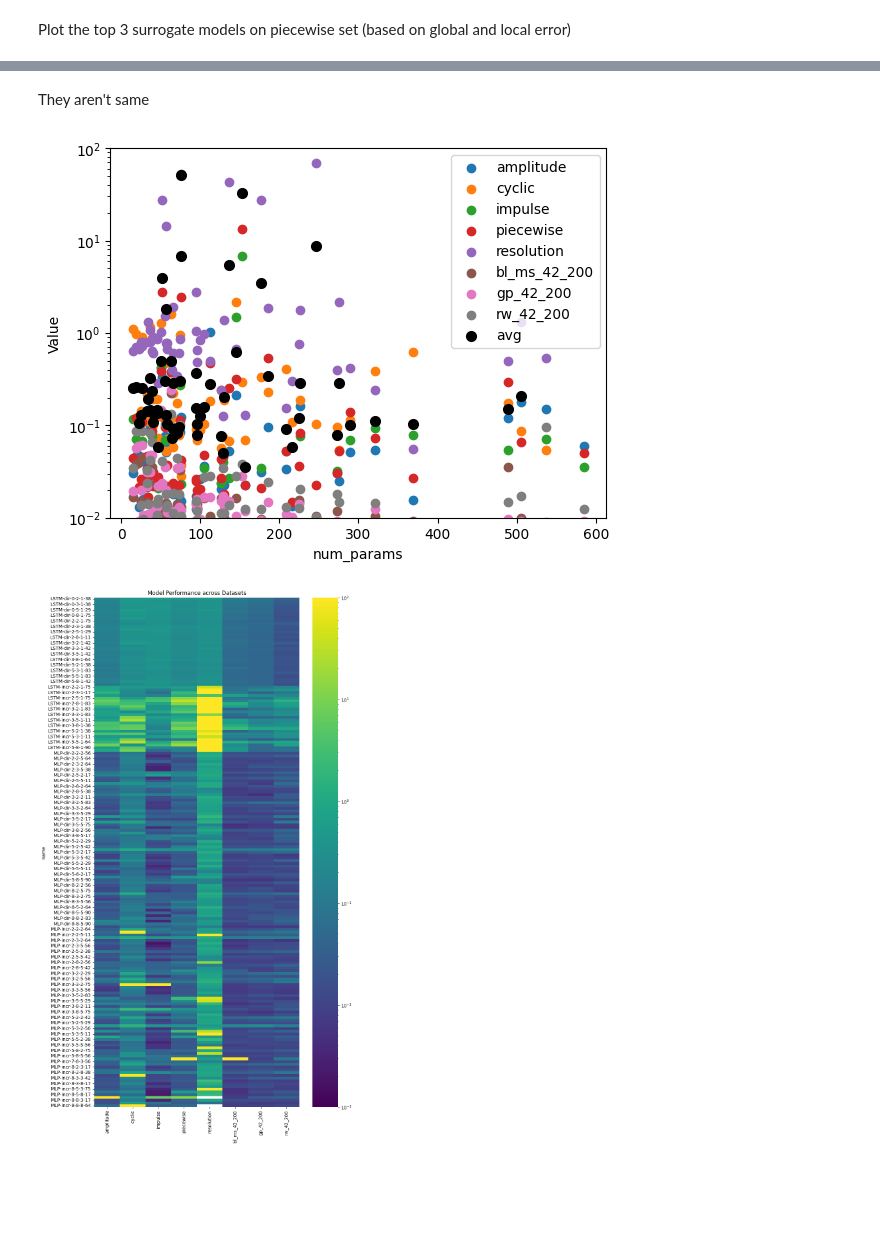
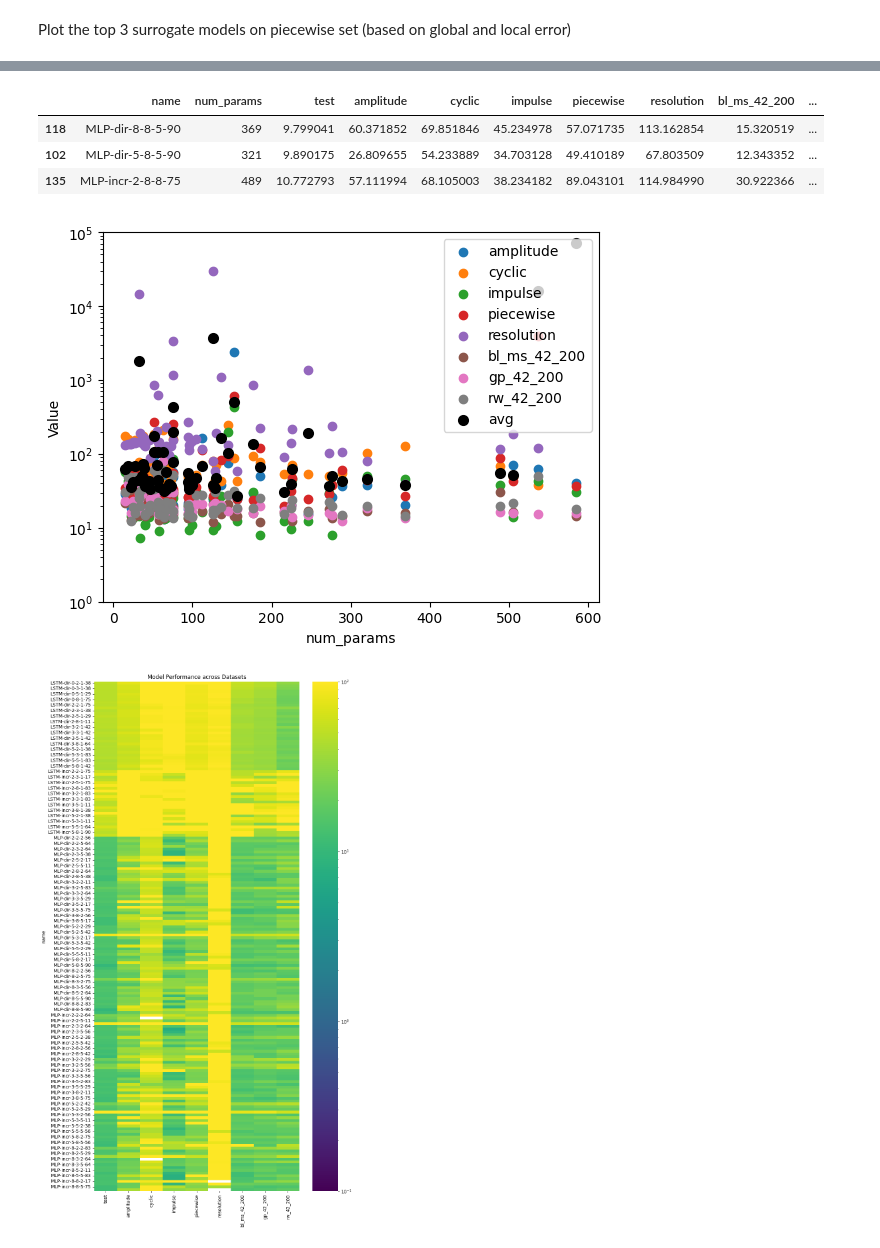
Before and after one commit to zsoca000/EP-neural-nets, a Jupyter notebook: task_1.ipynb, the cells around one changed output, grey strips where cells are left out. Saved outputs shown, nothing was run; the diff lists cells and outputs as text; code cells hidden in the pictures; blank space fills up the shorter version.

Commit message:
1st task evaluated, 3rd task train prepared

```diff
--- a/task_1.ipynb
+++ b/task_1.ipynb
@@ -1,11 +3,22 @@
 # %%
 import os
 import json
+from tqdm import tqdm
 import seaborn as sns
 import pandas as pd
+import itertools
 import os.path as osp
 import matplotlib.pyplot as plt
+from models.ep_nn import load_model
 
-from models.ep_nn import load_model
-from tqdm import tqdm
-from itertools import product
+mat_name = 'isotropic-swift'
+train_inp_name = 'pd_ms_42_200'
+
+eval_inp_names = ['amplitude','cyclic','impulse','piecewise','resolution','bl_ms_42_200','gp_42_200','rw_42_200']
+cols = ['name','network','output_type','k','p','q','seed','num_params']
+
+model_folder = osp.join('metrics',mat_name,train_inp_name)
+model_names = os.listdir(model_folder)
+
+
+measure = 'RMSE'
@@ -22,7 +26,6 @@ model_names = os.listdir(model_folder)
 results_glob, results_loc = [], []
 
 for model_name in tqdm(model_names):
-
     model = load_model(osp.join(model_folder,model_name,'model.pth'))
 
     line_glob = [
@@ -37,24 +40,26 @@ for model_name in tqdm(model_names):
     ]
     line_loc = line_glob.copy()
 
-
-    eval_metrics_path = osp.join(
-        model_folder,
-        model_name,
-        'eval_metrics.json',
-    )
+    eval_metrics_path = osp.join(model_folder,model_name,'eval_metrics.json',)
+    test_eval_path = osp.join(model_folder,model_name,'test_eval.json',)
 
     with open(eval_metrics_path,'rb') as f:
         error_metrics = json.load(f)
 
+    with open(test_eval_path,'rb') as f:
+        test_eval = json.load(f)
+
+    line_glob.append(test_eval['global'][measure]/1e6)
+    line_loc.append(test_eval['local'][measure]/1e6)
+
     for eval_inp_name in eval_inp_names:
 
-        line_glob.append(error_metrics[eval_inp_name]['global']['MSE_rel'])
-        line_loc.append(error_metrics[eval_inp_name]['local']['MSE_rel'])
+        line_glob.append(error_metrics[eval_inp_name]['global'][measure]/1e6)
+        line_loc.append(error_metrics[eval_inp_name]['local'][measure]/1e6)
 
     results_glob.append(line_glob)
     results_loc.append(line_loc)
 
 
-df_glob = pd.DataFrame(results_glob, columns=cols+eval_inp_names)
-df_loc = pd.DataFrame(results_loc, columns=cols+eval_inp_names)
+df_glob = pd.DataFrame(results_glob, columns=cols+['test']+eval_inp_names)
+df_loc = pd.DataFrame(results_loc, columns=cols+['test']+eval_inp_names)
@@ -75,5 +86,10 @@ display(df_loc.sort_values('piecewise')[:3][['name','piecewise']])
-# %% [markdown]
-They aren't same
+# %%
+df_glob.sort_values('test')[:3][['name','num_params','test'] + eval_inp_names]
+# %% [output]
+|  | name | num_params | test | amplitude | cyclic | impulse | piecewise | resolution | bl_ms_42_200 | ... |
+| 118 | MLP-dir-8-8-5-90 | 369 | 9.799041 | 60.371852 | 69.851846 | 45.234978 | 57.071735 | 113.162854 | 15.320519 | ... |
+| 102 | MLP-dir-5-8-5-90 | 321 | 9.890175 | 26.809655 | 54.233889 | 34.703128 | 49.410189 | 67.803509 | 12.343352 | ... |
+| 135 | MLP-incr-2-8-8-75 | 489 | 10.772793 | 57.111994 | 68.105003 | 38.234182 | 89.043101 | 114.984990 | 30.922366 | ... |
 # %%
 network_name = 'MLP'
 output_type = 'incr'
@@ -105,25 +121,26 @@ plt.scatter(
 
 plt.xlabel(param)
 plt.yscale('log')
-plt.ylim(0.01,100)
+plt.ylim(10e-1,10e4)
 plt.ylabel("Value")
 plt.legend()
 plt.show()
 # %% [output]
-[figure, old version]
+[figure, new version]
+# %%
+df = df_glob[['name'] + ['test'] + eval_inp_names]
 # %%
 import seaborn as sns
 from matplotlib.colors import LogNorm
 
-df = df_glob[['name'] + eval_inp_names]
 plt.figure(figsize=(10, 20))
 sns.heatmap(
     df.set_index('name'),
     cmap='viridis',
     cbar=True,
-    norm=LogNorm(vmin=1e-3, vmax=1e2)
+    norm=LogNorm(vmin=1e-1, vmax=1e2)
 )
 plt.title("Model Performance across Datasets")
 plt.show()
 # %% [output]
-[figure, old version]
+[figure, new version]
```
Also changed, not shown: parts of 9 cells of this notebook, 2 other files.
